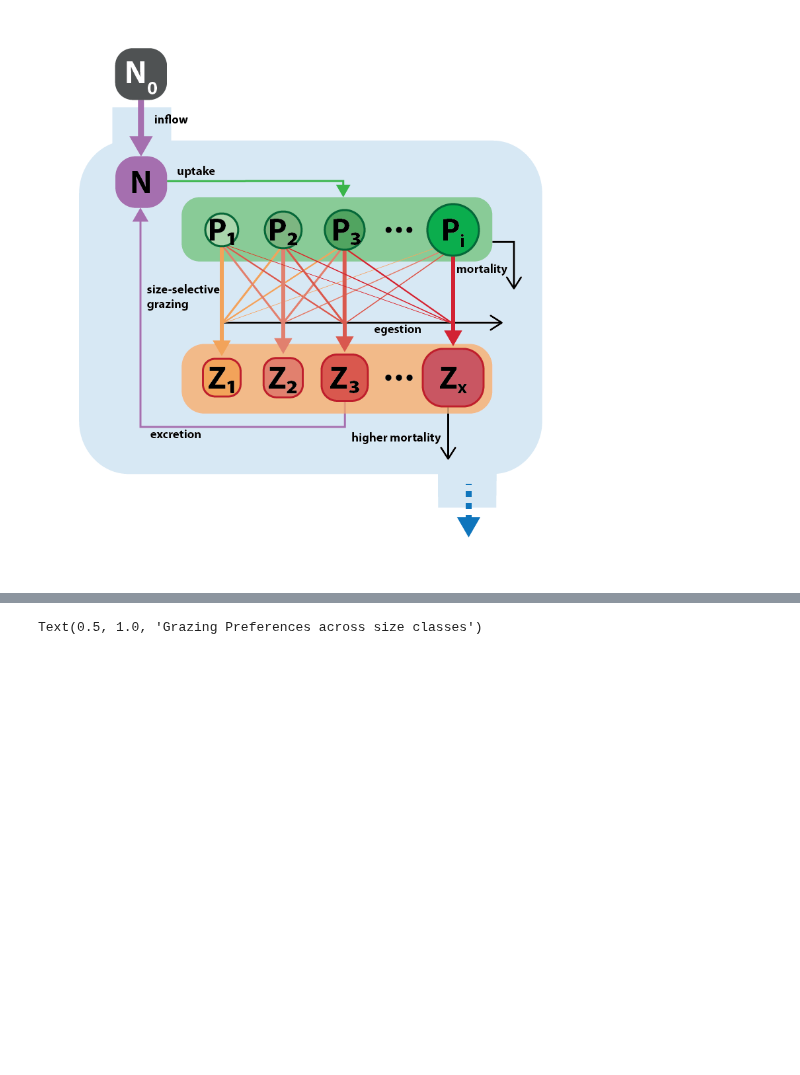
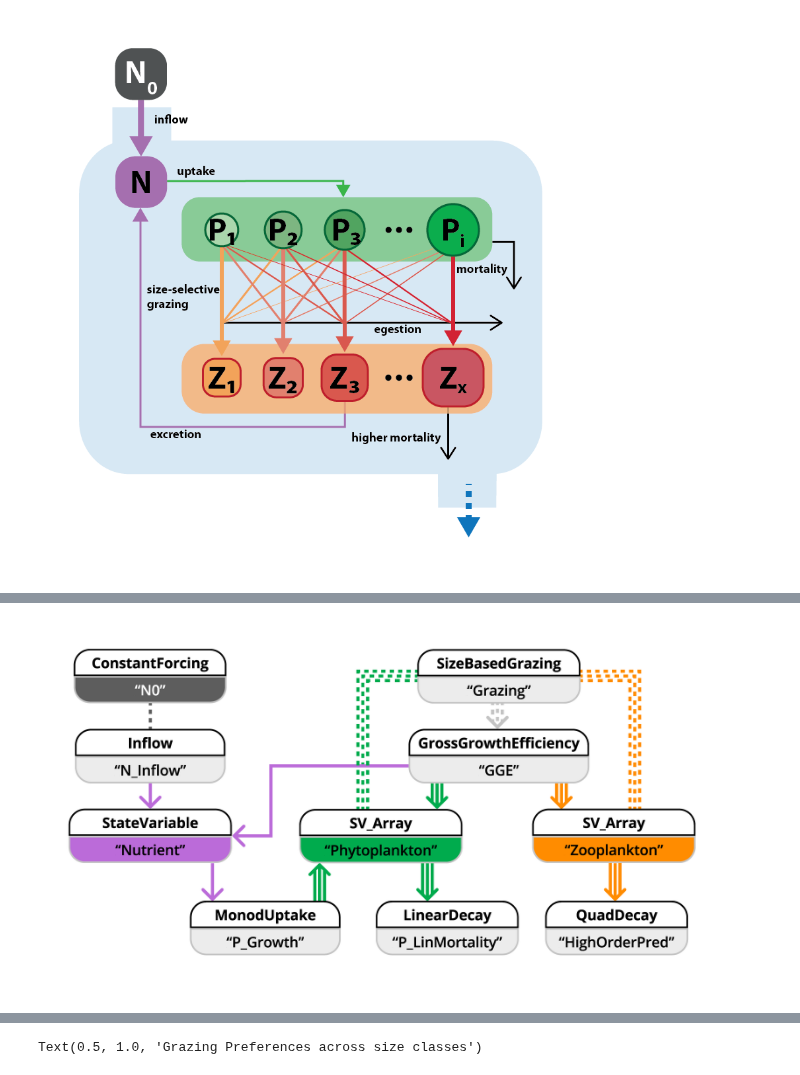
Before and after one commit to ben1post/phydra, a Jupyter notebook: notebooks/3_NPxZx_SizeBased_ModelApplication.ipynb, the cells around one changed output, grey strips where cells are left out. Saved outputs shown, nothing was run; the diff lists cells and outputs as text; code cells hidden in the pictures; blank space fills up the shorter version.

```diff
--- a/notebooks/3_NPxZx_SizeBased_ModelApplication.ipynb
+++ b/notebooks/3_NPxZx_SizeBased_ModelApplication.ipynb
@@ -16,0 +67,4 @@ Image(filename=('images/03_schematics_NPZSizeBased.png'), width=600)
+# %%
+Image(filename=('images/03_code_NPZSizebased.png'), width=700)
+# %% [output]
+[figure, added]
```
Also changed, not shown: parts of 36 cells of this notebook, 6 other files.
